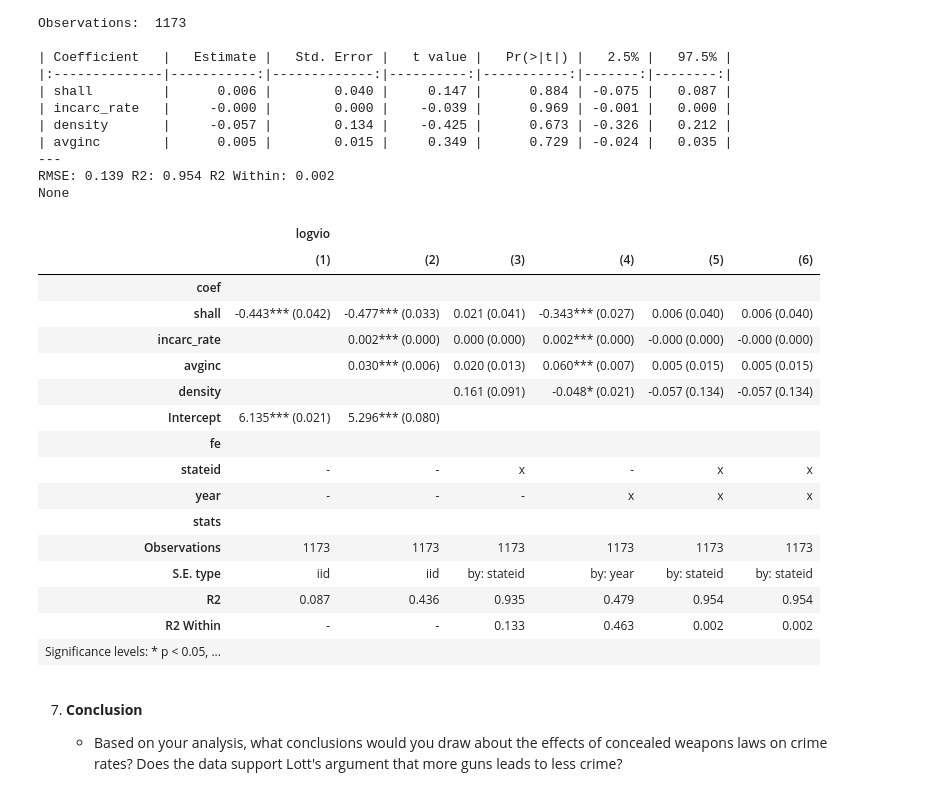
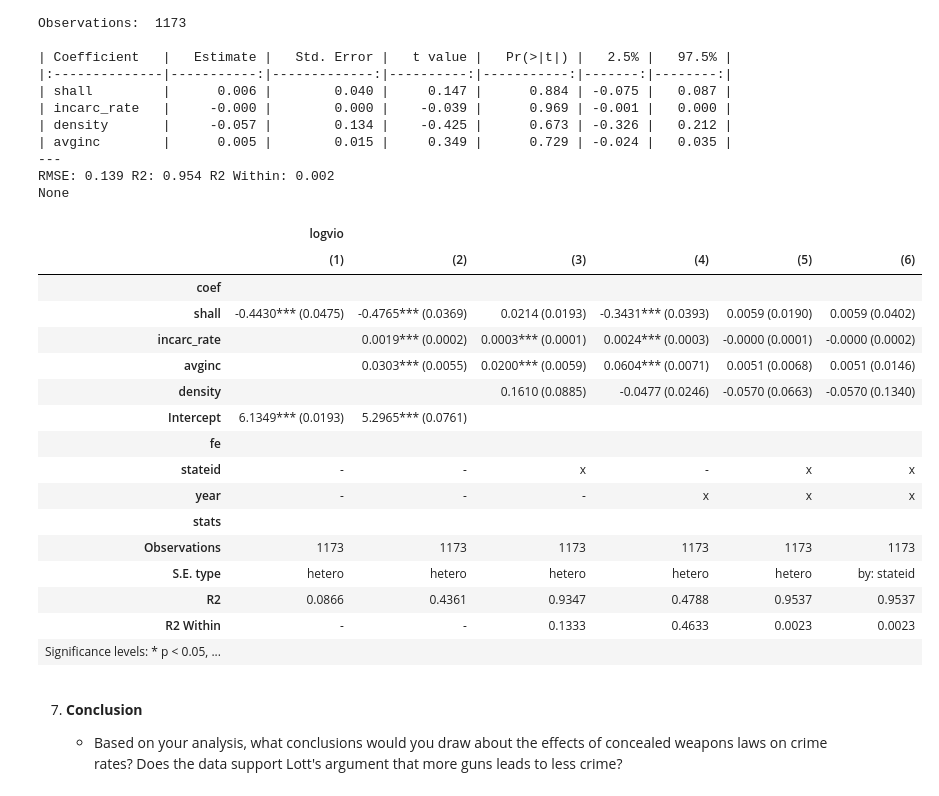
Before and after one commit to cramirezda/micro, a Jupyter notebook: Assignment_6_questions.ipynb, the cells around one changed output. Saved outputs shown, nothing was run; the diff lists cells and outputs as text; code cells hidden in the pictures.

```diff
--- a/Assignment_6_questions.ipynb
+++ b/Assignment_6_questions.ipynb
@@ -173,6 +180,6 @@ plt.show()
 # %%
 # Ahora añadimos dos variables de control z1 y z2
-mod2 = feols('logvio ~ shall + incarc_rate + avginc', data=df)
+mod2 = feols('logvio ~ shall + incarc_rate + avginc', data=df,vcov='HC1')
 print(mod2.summary())
 # %% [output]
 ###
@@ -228,6 +244,5 @@ plt.show()
 # %%
-
-mod3 = feols('logvio ~ shall + incarc_rate + density + avginc | stateid', data=df)
+mod3 = feols('logvio ~ shall + incarc_rate + density + avginc | stateid', data=df,vcov='HC1')
 print(model_fe_region.summary())
 # %% [output]
 ###
@@ -286,6 +310,6 @@ plt.show()
 # %%
 # Efectos fijos por año (digamos que df tiene una columna 'year')
-mod4 = feols('logvio ~ shall + incarc_rate + density + avginc | year', data=df)
+mod4 = feols('logvio ~ shall + incarc_rate + density + avginc | year', data=df,vcov='HC1')
 print(model_fe_time.summary())
 # %% [output]
 ###
@@ -344,6 +373,6 @@ plt.show()
 # %%
 # Efectos fijos por año (digamos que df tiene una columna 'year')
-mod5 = feols('logvio ~ shall + incarc_rate + density + avginc | stateid + year', data=df)
+mod5 = feols('logvio ~ shall + incarc_rate + density + avginc | stateid + year', data=df,vcov='HC1')
 print(model_fe_time.summary())
 # %% [output]
 ###
@@ -416,24 +449,24 @@ Observations:  1173
 RMSE: 0.139 R2: 0.954 R2 Within: 0.002
 None
 # %%
-pf.etable([mod1,mod2,mod3,mod4,mod5,mod6])
+pf.etable([mod1,mod2,mod3,mod4,mod5,mod6],digits=4)
 # %% [output]
 |  | logvio |  |  |  |  |  |
 |  | (1) | (2) | (3) | (4) | (5) | (6) |
 | coef |  |  |  |  |  |  |
-| shall | -0.443*** (0.042) | -0.477*** (0.033) | 0.021 (0.041) | -0.343*** (0.027) | 0.006 (0.040) | 0.006 (0.040) |
-| incarc_rate |  | 0.002*** (0.000) | 0.000 (0.000) | 0.002*** (0.000) | -0.000 (0.000) | -0.000 (0.000) |
-| avginc |  | 0.030*** (0.006) | 0.020 (0.013) | 0.060*** (0.007) | 0.005 (0.015) | 0.005 (0.015) |
-| density |  |  | 0.161 (0.091) | -0.048* (0.021) | -0.057 (0.134) | -0.057 (0.134) |
-| Intercept | 6.135*** (0.021) | 5.296*** (0.080) |  |  |  |  |
+| shall | -0.4430*** (0.0475) | -0.4765*** (0.0369) | 0.0214 (0.0193) | -0.3431*** (0.0393) | 0.0059 (0.0190) | 0.0059 (0.0402) |
+| incarc_rate |  | 0.0019*** (0.0002) | 0.0003*** (0.0001) | 0.0024*** (0.0003) | -0.0000 (0.0001) | -0.0000 (0.0002) |
+| avginc |  | 0.0303*** (0.0055) | 0.0200*** (0.0059) | 0.0604*** (0.0071) | 0.0051 (0.0068) | 0.0051 (0.0146) |
+| density |  |  | 0.1610 (0.0885) | -0.0477 (0.0246) | -0.0570 (0.0663) | -0.0570 (0.1340) |
+| Intercept | 6.1349*** (0.0193) | 5.2965*** (0.0761) |  |  |  |  |
 | fe |  |  |  |  |  |  |
 | stateid | - | - | x | - | x | x |
 | year | - | - | - | x | x | x |
 | stats |  |  |  |  |  |  |
 | Observations | 1173 | 1173 | 1173 | 1173 | 1173 | 1173 |
-| S.E. type | iid | iid | by: stateid | by: year | by: stateid | by: stateid |
-| R2 | 0.087 | 0.436 | 0.935 | 0.479 | 0.954 | 0.954 |
-| R2 Within | - | - | 0.133 | 0.463 | 0.002 | 0.002 |
+| S.E. type | hetero | hetero | hetero | hetero | hetero | by: stateid |
+| R2 | 0.0866 | 0.4361 | 0.9347 | 0.4788 | 0.9537 | 0.9537 |
+| R2 Within | - | - | 0.1333 | 0.4633 | 0.0023 | 0.0023 |
 | Significance levels: * p < 0.05, ... |  |  |  |  |  |  |
 # %% [markdown]
 7. **Conclusion**
```
Also changed, not shown: parts of 9 cells of this notebook.
